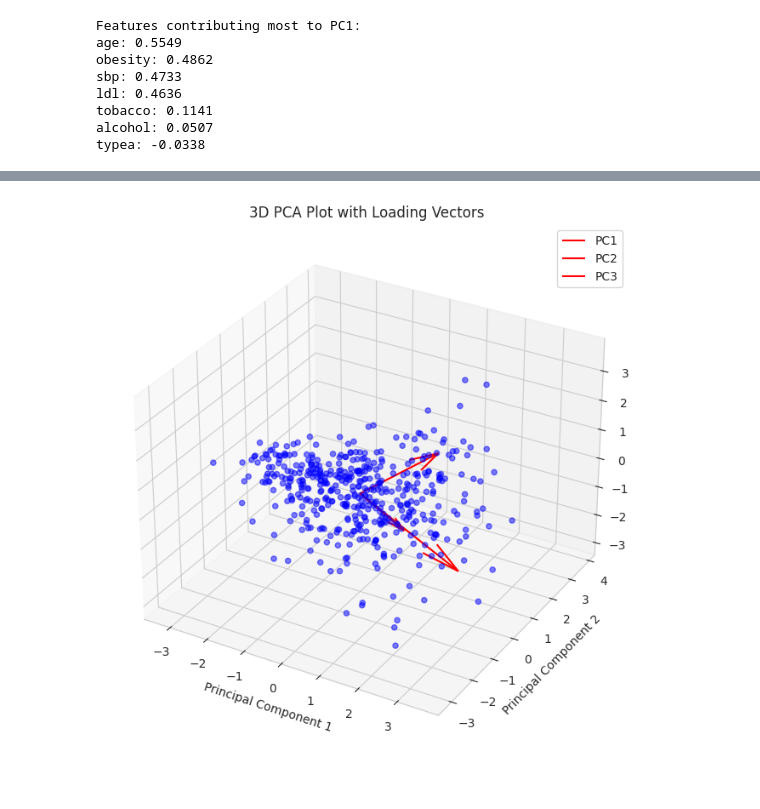
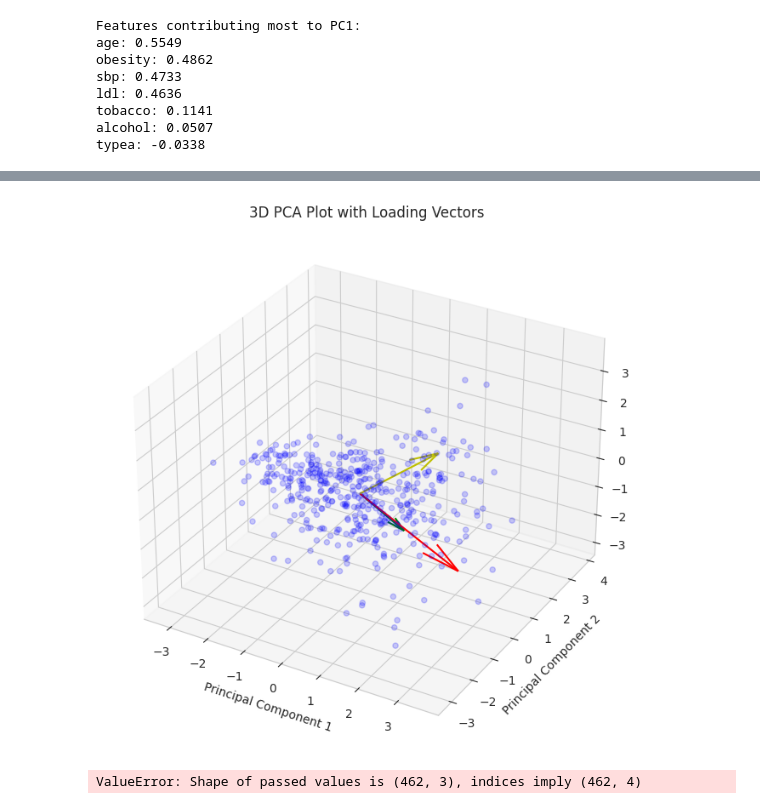
Before and after one commit to Mirtia/02450-Introduction-To-ML-DM, a Jupyter notebook: pca.ipynb, the cells around one changed output, grey strips where cells are left out. Drawn from its saved outputs; the diff is of its cells as text; code cells hidden in the pictures.

```diff
--- a/pca.ipynb
+++ b/pca.ipynb
@@ -402,9 +388,19 @@ tobacco: 0.1141
 alcohol: 0.0507
 typea: -0.0338
 # %%
+# == Pairplotting PCAs ==
 # == Try out 3, 4, 5 PCAs ==
-number = 3
+number = 5
 pca_ = PCA(n_components=number)
 pca_.fit(data_numeric)
 data_pca = pca_.transform(data_numeric)
 data_pca = pd.DataFrame(data_pca, columns=["PCA_" + str(i) for i in range(number)])
+
+# This is a useless plot for the time being
+number = len(data_pca)
+targets = list(range(number))
+colors = plt.cm.viridis(np.linspace(0, 1, number))
+
+sns.set_style("whitegrid")
+sns.pairplot(data_pca, palette="viridis")
+plt.show()
@@ -433,27 +476,63 @@ plt.show()
 # %%
 # == Plotting Direction of Components ==
-# Step 2: Perform PCA to reduce the data to 3 components
+
 pca = PCA(n_components=3)
 principalComponents = pca.fit_transform(data_numeric)
 
 PCAs = pd.DataFrame(data=principalComponents, columns=['PC1', 'PC2', 'PC3'])
 
 fig = plt.figure(figsize=(10, 8))
 ax = fig.add_subplot(111, projection='3d')
 
 # Plot the projected points
-ax.scatter(PCAs['PC1'], PCAs['PC2'], PCAs['PC3'], c='blue', marker='o', alpha=0.5)
+ax.scatter(PCAs['PC1'], PCAs['PC2'], PCAs['PC3'], c='blue', marker='o', alpha=0.2)
+
+colors = ['y', 'g', 'r']
+
 
 for i in range(len(pca.components_)):
     vector = pca.components_[i] * max(PCAs.max())  # Scale vector for better visualization
-    ax.quiver(0, 0, 0, vector[0], vector[1], vector[2], color='r', label=f'PC{i+1}')
+    ax.quiver(0, 0, 0, vector[0], vector[1], vector[2], color=colors[i], label=f'PC{i+1}')
 
 ax.set_xlabel('Principal Component 1')
 ax.set_ylabel('Principal Component 2')
 ax.set_zlabel('Principal Component 3')
 plt.title('3D PCA Plot with Loading Vectors')
-plt.legend()
 plt.show()
 # %% [output]
-[figure, old version]
+[figure, new version]
+# %%
+data_pca = pca.transform(data_numeric)
+loadings = pca.components_.T * np.sqrt(pca.explained_variance_)
+
+data_pca_df = pd.DataFrame(data_pca, columns=['PCA1', 'PCA2', 'PCA3', 'PCA4'])
+
+
+# Function to scale the arrows
+def scale_arrow(loading, ax_limits):
+    # Scale the arrows by the range of the axes
+    return 1.5 * loading * np.abs(ax_limits[1] - ax_limits[0]) / 5
+
+# Create pairplot with transparent points
+pairplot_fig = sns.pairplot(data_pca_df, plot_kws={'alpha': 0.3})
+
+# Iterate over each subplot and add arrows, except for the diagonal
+for i in range(loadings.shape[1]):
+    for j in range(loadings.shape[1]):
+        if i != j:  # This condition skips the diagonal histograms
+            ax = pairplot_fig.axes[i][j]
+            ax_limits_x = ax.get_xlim()
+            ax_limits_y = ax.get_ylim()
+
+            # Scaling the arrows so they fit into the subplot
+            for k in range(loadings.shape[0]):
+                dx = scale_arrow(loadings[k, j], ax_limits_x)
+                dy = scale_arrow(loadings[k, i], ax_limits_y)
+
+                ax.arrow(0, 0, dx, dy, color='red', alpha=1.0, width=0.005, head_width=0.2, head_length=0.2)
+                ax.text(dx, dy, data_numeric.columns[k], color='black', ha='center', va='center')
+
+plt.show()
+# %% [output]
+ValueError: Shape of passed values is (462, 3), indices imply (462, 4)
 # %%
```
Also changed, not shown: parts of 9 cells of this notebook, 4 other files.
